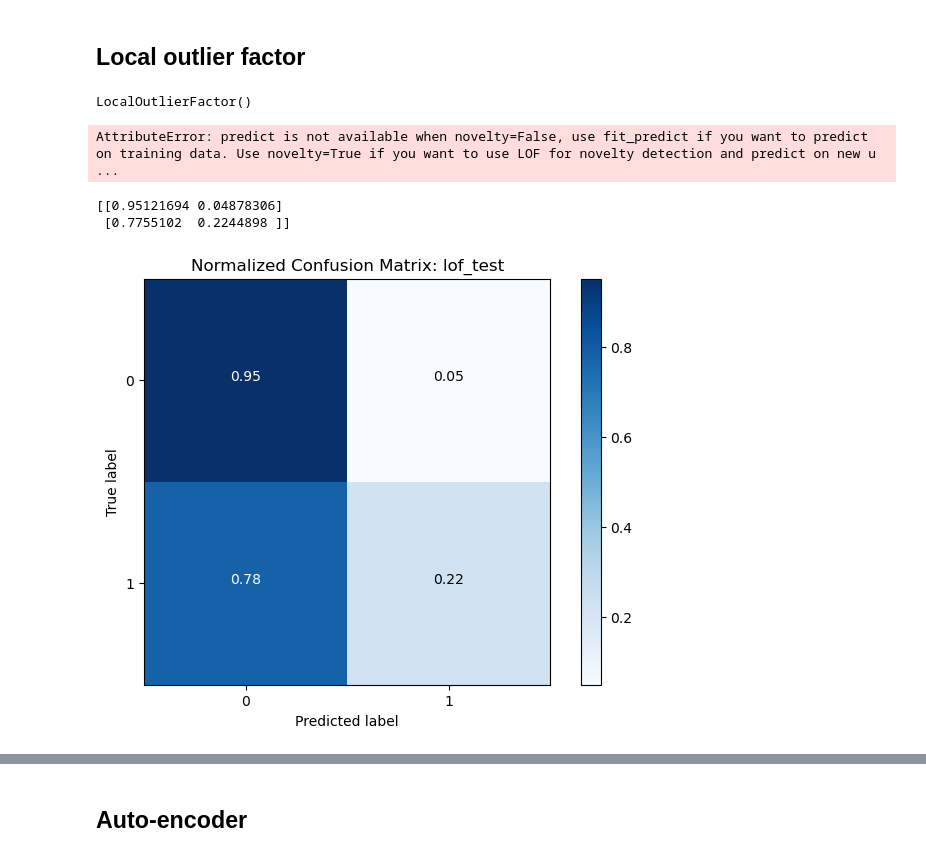
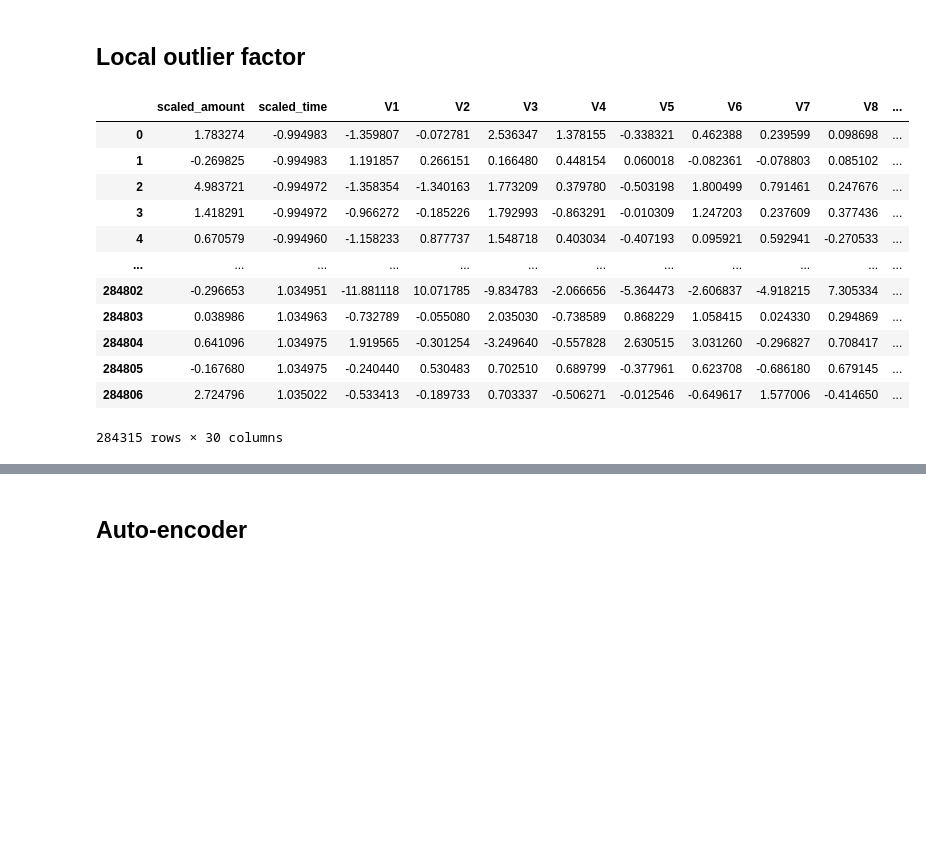
Before and after one commit to sheldonnnn007/disseration, a Jupyter notebook: msc-unsupervised.ipynb, the cells around one changed output, grey strips where cells are left out. Drawn from its saved outputs; the diff is of its cells as text; code cells hidden in the pictures; blank space fills up the shorter version.

```diff
--- a/msc-unsupervised.ipynb
+++ b/msc-unsupervised.ipynb
@@ -170,27 +173,37 @@ plt.show()
 [figure]
 # %% [markdown]
 ## Local outlier factor
-# %%
-from sklearn.neighbors import LocalOutlierFactor
-lof = LocalOutlierFactor()
-lof.fit(X_train)
-# %% [output]
-LocalOutlierFactor()
-# %%
-results = pd.Series(lof.predict(X_train))
-results_train = results.map({1:0, -1:1})
-results_train.value_counts()
-plot_confusion_matrix(confusion_matrix(y_train,results_train),classes=['0','1'], normalize = True,
-                      title='Normalized Confusion Matrix: lof_train')
-# %% [output]
-AttributeError: predict is not available when novelty=False, use fit_predict if you want to predict on training data. Use novelty=True if you want to use LOF for novelty detection and predict on new u ...
-# %%
-results = pd.Series(lof.predict(X_test))
-results_test = results.map({1:0, -1:1})
-results_test.value_counts()
-plot_confusion_matrix(confusion_matrix(y_test,results_test),classes=['0','1'], normalize = True,
-                      title='Normalized Confusion Matrix: lof_test')
-# %% [output]
-[[0.95121694 0.04878306]
- [0.7755102  0.2244898 ]]
-[figure, removed]
+# %%
+from sklearn.neighbors import LocalOutlierFactor
+from sklearn.model_selection import train_test_split
+df_data_scaled = pd.read_csv('/kaggle/input/dataset11/data_scaled.csv')
+
+normal = df_data_scaled[df_data_scaled['Class'] == 0]
+fraud = df_data_scaled[df_data_scaled['Class'] == 1]
+normal_label = normal['Class']
+fraud_label = fraud['Class']
+normal = normal.drop(columns=['Class'])
+fraud = fraud.drop(columns=['Class'])
+
+df_data_scaled_label = df_data_scaled['Class']
+df_data_scaled = df_data_scaled.drop(columns=['Class'])
+
+df_test = pd.read_csv('/kaggle/input/dataset11/data_test.csv')
+df_test_label = df_test['Class']
+df_test = df_test.drop(columns=['Class'])
+# %%
+normal
+# %% [output]
+|  | scaled_amount | scaled_time | V1 | V2 | V3 | V4 | V5 | V6 | V7 | V8 | ... |
+| 0 | 1.783274 | -0.994983 | -1.359807 | -0.072781 | 2.536347 | 1.378155 | -0.338321 | 0.462388 | 0.239599 | 0.098698 | ... |
+| 1 | -0.269825 | -0.994983 | 1.191857 | 0.266151 | 0.166480 | 0.448154 | 0.060018 | -0.082361 | -0.078803 | 0.085102 | ... |
+| 2 | 4.983721 | -0.994972 | -1.358354 | -1.340163 | 1.773209 | 0.379780 | -0.503198 | 1.800499 | 0.791461 | 0.247676 | ... |
+| 3 | 1.418291 | -0.994972 | -0.966272 | -0.185226 | 1.792993 | -0.863291 | -0.010309 | 1.247203 | 0.237609 | 0.377436 | ... |
+| 4 | 0.670579 | -0.994960 | -1.158233 | 0.877737 | 1.548718 | 0.403034 | -0.407193 | 0.095921 | 0.592941 | -0.270533 | ... |
+| ... | ... | ... | ... | ... | ... | ... | ... | ... | ... | ... | ... |
+| 284802 | -0.296653 | 1.034951 | -11.881118 | 10.071785 | -9.834783 | -2.066656 | -5.364473 | -2.606837 | -4.918215 | 7.305334 | ... |
+| 284803 | 0.038986 | 1.034963 | -0.732789 | -0.055080 | 2.035030 | -0.738589 | 0.868229 | 1.058415 | 0.024330 | 0.294869 | ... |
+| 284804 | 0.641096 | 1.034975 | 1.919565 | -0.301254 | -3.249640 | -0.557828 | 2.630515 | 3.031260 | -0.296827 | 0.708417 | ... |
+| 284805 | -0.167680 | 1.034975 | -0.240440 | 0.530483 | 0.702510 | 0.689799 | -0.377961 | 0.623708 | -0.686180 | 0.679145 | ... |
+| 284806 | 2.724796 | 1.035022 | -0.533413 | -0.189733 | 0.703337 | -0.506271 | -0.012546 | -0.649617 | 1.577006 | -0.414650 | ... |
+284315 rows × 30 columns
```
Also changed, not shown: parts of 20 cells of this notebook, 1 other file.
